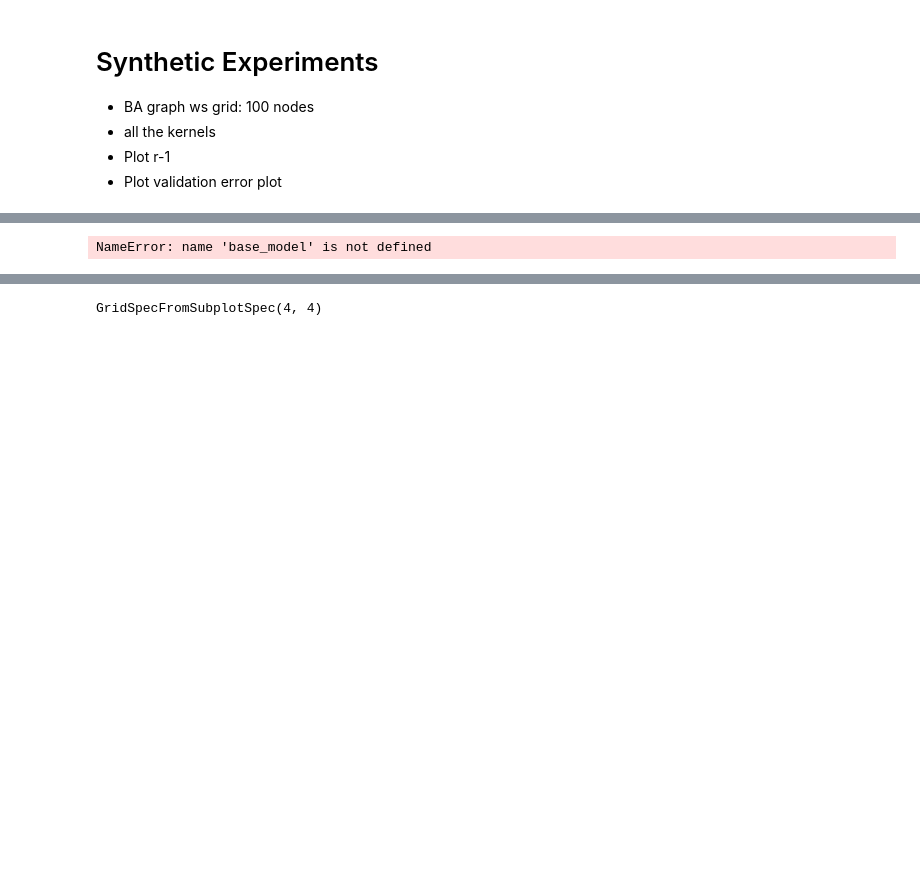
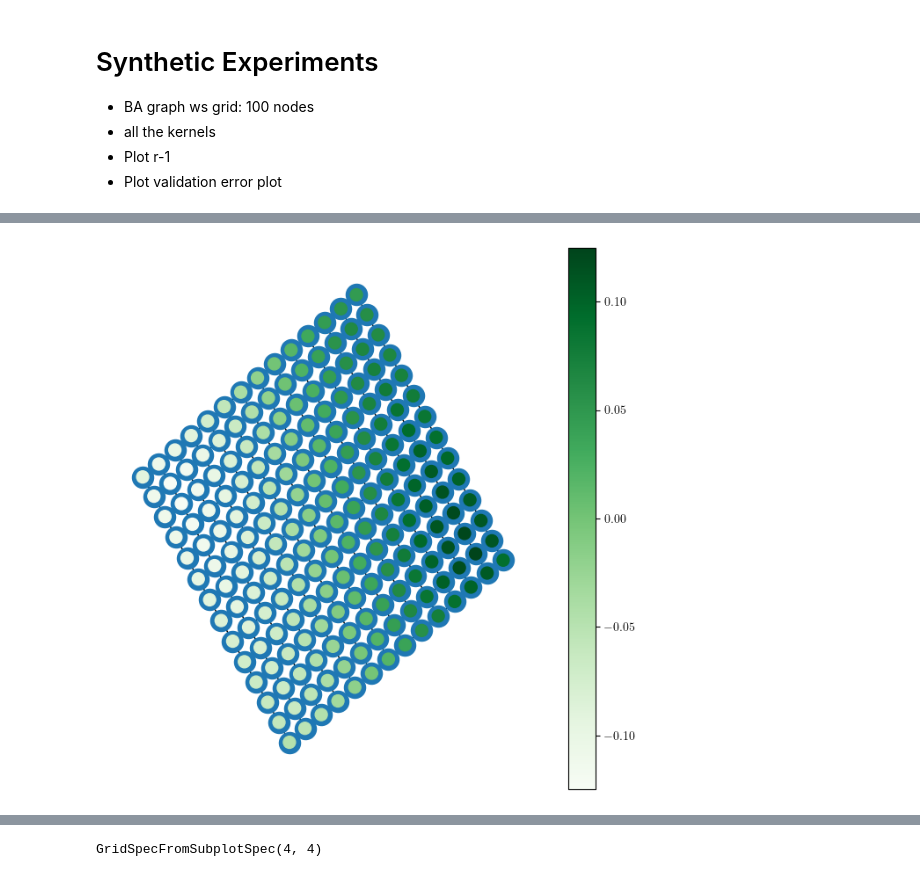
Before and after one commit to xingchenwan/bo-on-graph, a Jupyter notebook: notebooks/synthetic_experiment.ipynb, the cells around one changed output, grey strips where cells are left out. Saved outputs shown, nothing was run; the diff lists cells and outputs as text; code cells hidden in the pictures; blank space fills up the shorter version.

```diff
--- a/notebooks/synthetic_experiment.ipynb
+++ b/notebooks/synthetic_experiment.ipynb
@@ -174,33 +170,35 @@ def get_signal(base_model, j=2):
     X = all_X.reshape(-1, 1).detach().clone()
 
     # Y = base_problem(X.reshape(-1, 1))
     Y = all_Y.reshape(-1, 1).to(dtype=torch.float).detach().clone()
     Y = standardize(Y)
 
     best_loc = Y.argmax().item()
     X_best = X[best_loc]
 
     n_train = int(n_init * prop_data)
     ntrain_indices = np.random.choice(n_init, n_train, replace=False)
     ntest_indices = np.array([i for i in range(n_init) if i not in ntrain_indices])
     X_train, Y_train = X[ntrain_indices, ...], Y[ntrain_indices]
     X_test, Y_test = X[ntest_indices, ...], Y[ntest_indices, ...]
     pos = nx.kamada_kawai_layout(base_problem.context_graph)
     return all_X, all_Y, X_train, Y_train, X_test, Y_test, X_best
 
 all_X, all_Y, X_train, Y_train, X_test, Y_test, X_best = get_signal(base_model, j=2)
 
 # all_Y = eigenvecs[:, 0]
 g = base_problem.context_graph
 nodes = base_problem.context_graph.nodes()
 colors = all_Y
 plt.figure(figsize=[8, 8])
 nx.draw_networkx(base_problem.context_graph, pos, with_labels=False)
 ec = nx.draw_networkx_edges(g, pos, alpha=0.2, )
-nc = nx.draw_networkx_nodes(g, pos, nodelist=nodes, node_color=colors, node_size=100, cmap=plt.cm.jet)
+#nc = nx.draw_networkx_nodes(g, pos, nodelist=nodes, node_color=colors, node_size=100, cmap=plt.cm.jet)
+nc = nx.draw_networkx_nodes(g, pos, nodelist=nodes, node_color=colors, node_size=100, cmap=mpl.colormaps['Greens'])
+
 plt.colorbar(nc)
 plt.axis('off')
 plt.show()
 # %% [output]
-NameError: name 'base_model' is not defined
+[figure, added]
 # %%
```
Also changed, not shown: parts of 6 cells of this notebook, 1 other file.
